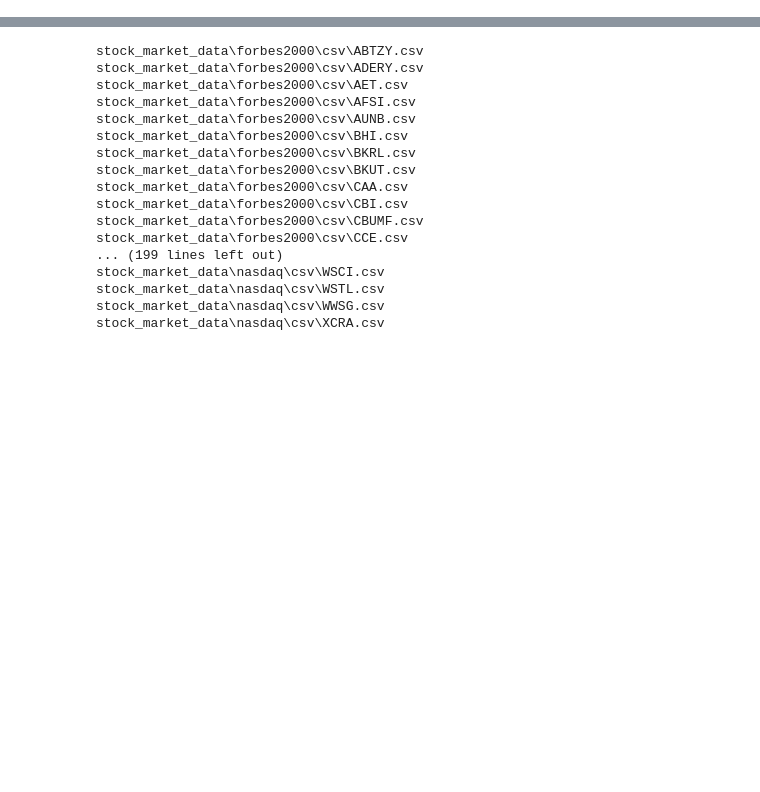
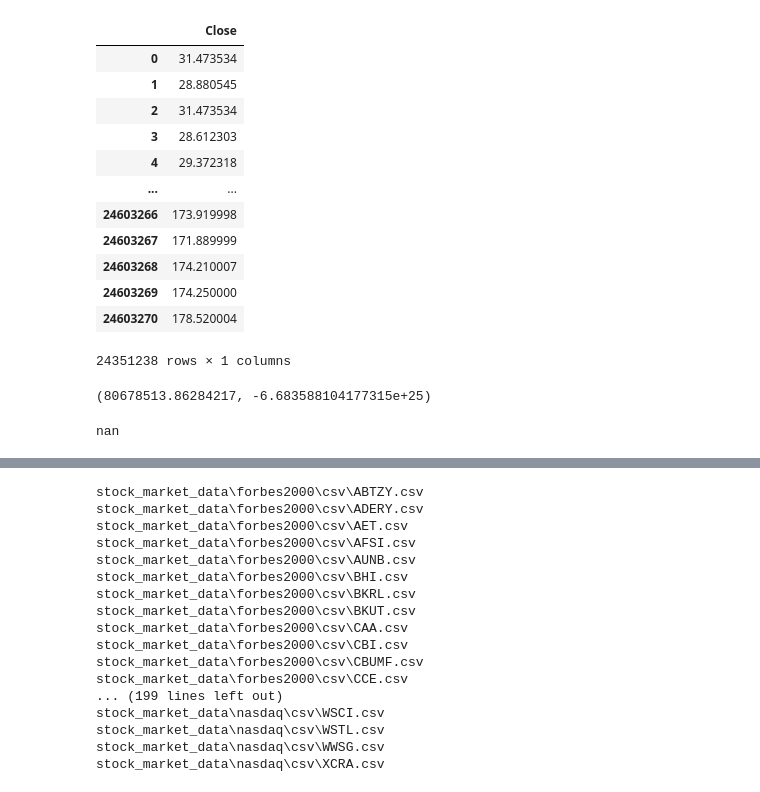
Before and after one commit to seppedelanghe/Stonks.AI, a Jupyter notebook: tests.ipynb, the cells around one changed output, grey strips where cells are left out. Saved outputs shown, nothing was run; the diff lists cells and outputs as text; code cells hidden in the pictures; blank space fills up the shorter version.

```diff
--- a/tests.ipynb
+++ b/tests.ipynb
@@ -199,0 +233,4 @@ files = get_all_csv_files('stock_market_data')
+# %%
+df = large_df(files)
+# %%
+df.dropna(inplace=True)
@@ -199,0 +256,24 @@ files = get_all_csv_files('stock_market_data')
+# %%
+df.iloc[:, 5:-1]
+# %% [output]
+|  | Close |
+| 0 | 31.473534 |
+| 1 | 28.880545 |
+| 2 | 31.473534 |
+| 3 | 28.612303 |
+| 4 | 29.372318 |
+| ... | ... |
+| 24603266 | 173.919998 |
+| 24603267 | 171.889999 |
+| 24603268 | 174.210007 |
+| 24603269 | 174.250000 |
+| 24603270 | 178.520004 |
+24351238 rows × 1 columns
+# %%
+df.Close.mean(), df['Adjusted Close'].mean()
+# %% [output]
+(80678513.86284217, -6.683588104177315e+25)
+# %%
+df.iloc[:, :-1].values.min()
+# %% [output]
+nan
```
Also changed, not shown: parts of 38 cells of this notebook, 3 other files.
